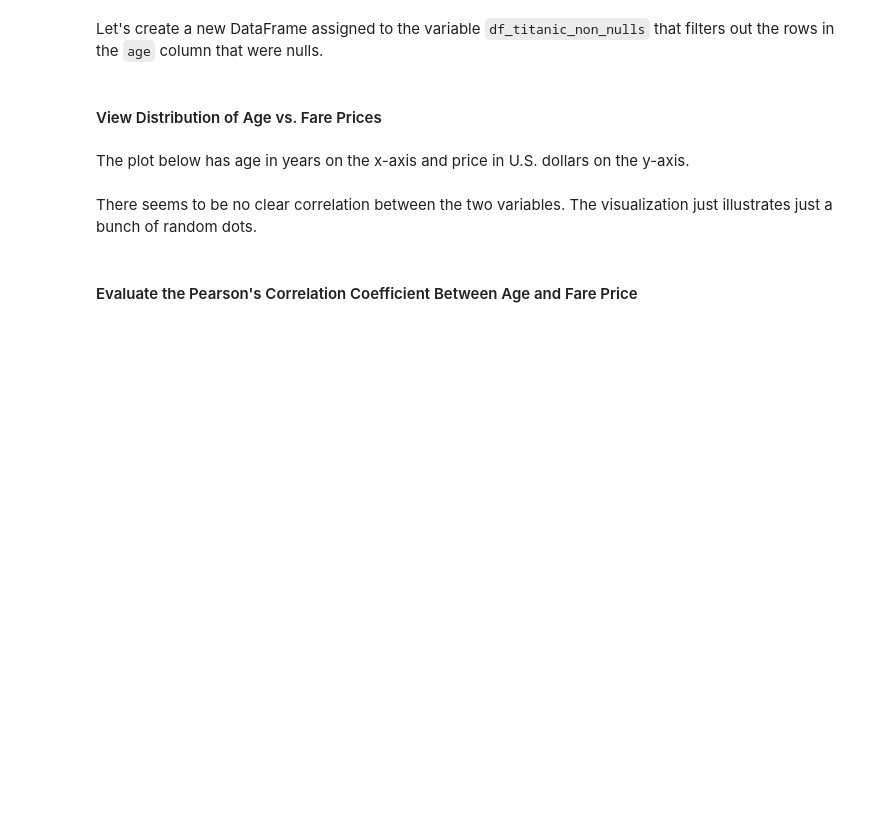
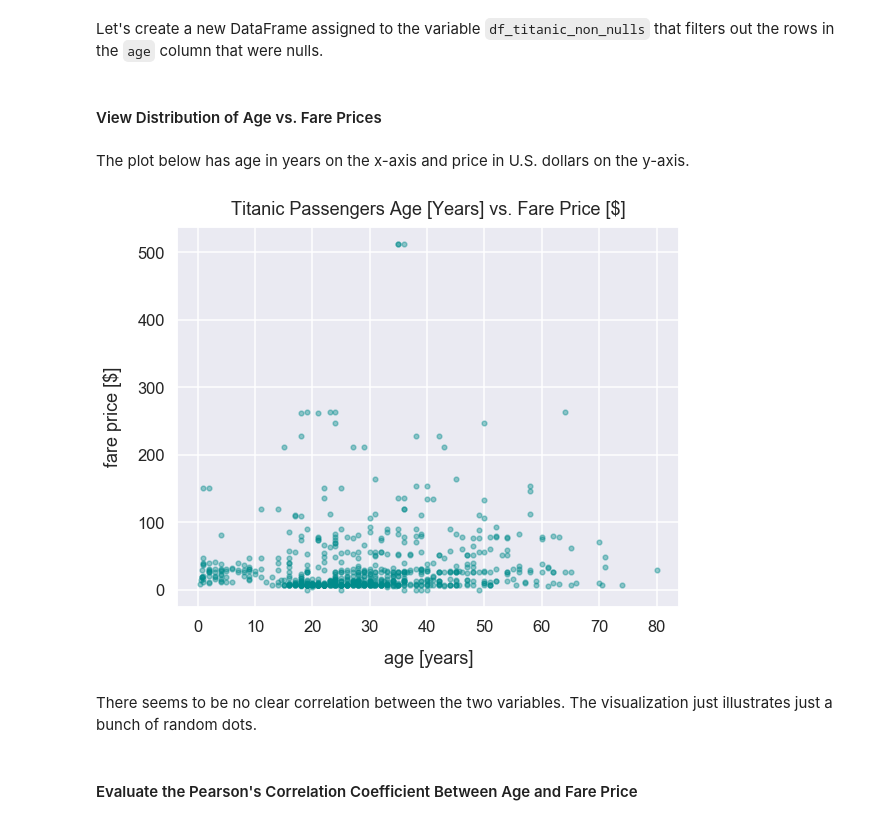
Before and after one commit to frieds/frieds.github.io, a Jupyter notebook: math/pearson_correlation_coefficient.ipynb, the cells around one changed output. Saved outputs shown, nothing was run; the diff lists cells and outputs as text; code cells hidden in the pictures; blank space fills up the shorter version.

```diff
--- a/math/pearson_correlation_coefficient.ipynb
+++ b/math/pearson_correlation_coefficient.ipynb
@@ -216,10 +248,12 @@ df_titanic_non_nulls = df_titanic[df_titanic['age'].notnull()==True]
 # %% [markdown]
 The plot below has age in years on the x-axis and price in U.S. dollars on the y-axis.
 # %%
-df_titanic_non_nulls.plot.scatter(x='age', y='fare', s=22, alpha=0.4, c='darkcyan')
+df_titanic_non_nulls.plot.scatter(x='age', y='fare', s=22, alpha=0.4, c='darkcyan', figsize=(9, 7))
 plt.xlabel("age [years]", labelpad=15)
 plt.ylabel("fare price [$]", labelpad=15)
 plt.title("Titanic Passengers Age [Years] vs. Fare Price [$]", y=1.015);
+# %% [output]
+[figure, added]
 # %% [markdown]
 There seems to be no clear correlation between the two variables. The visualization just illustrates just a bunch of random dots.
 # %% [markdown]
```
Also changed, not shown: parts of 13 cells of this notebook, 23 other files.
